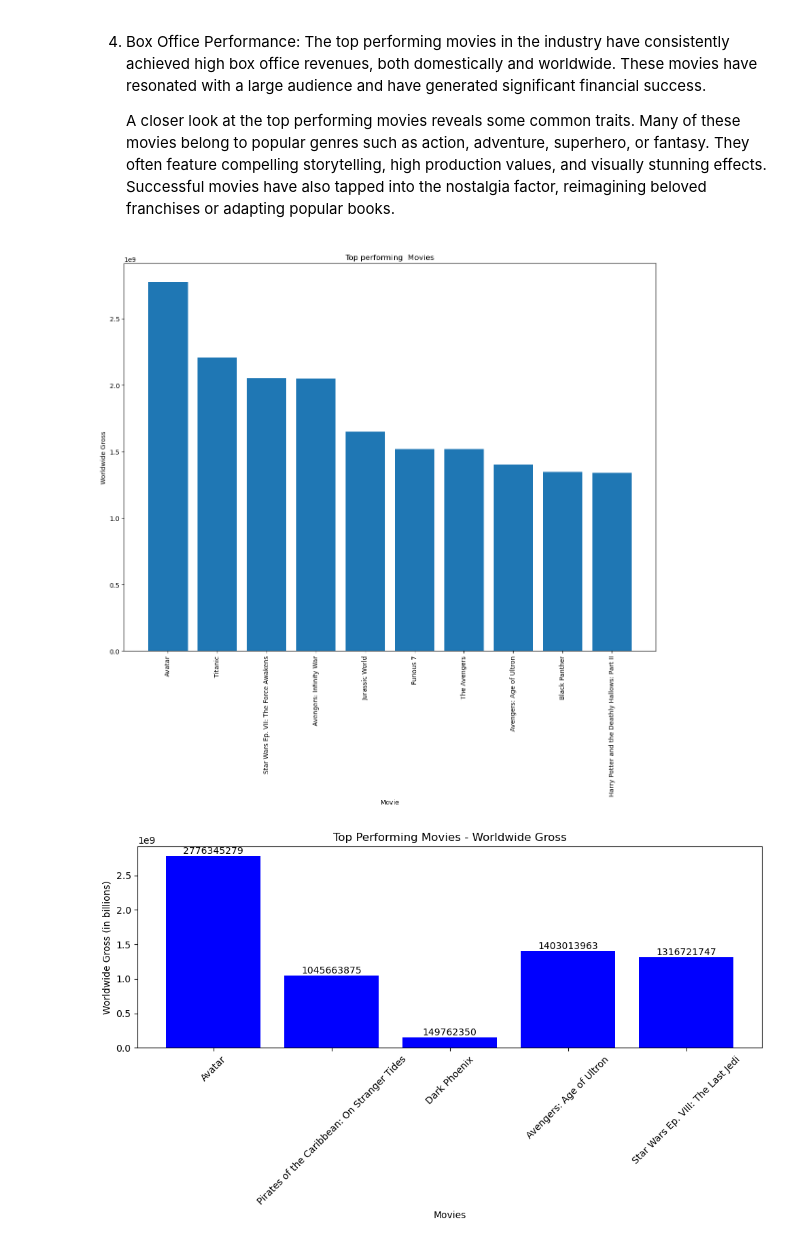
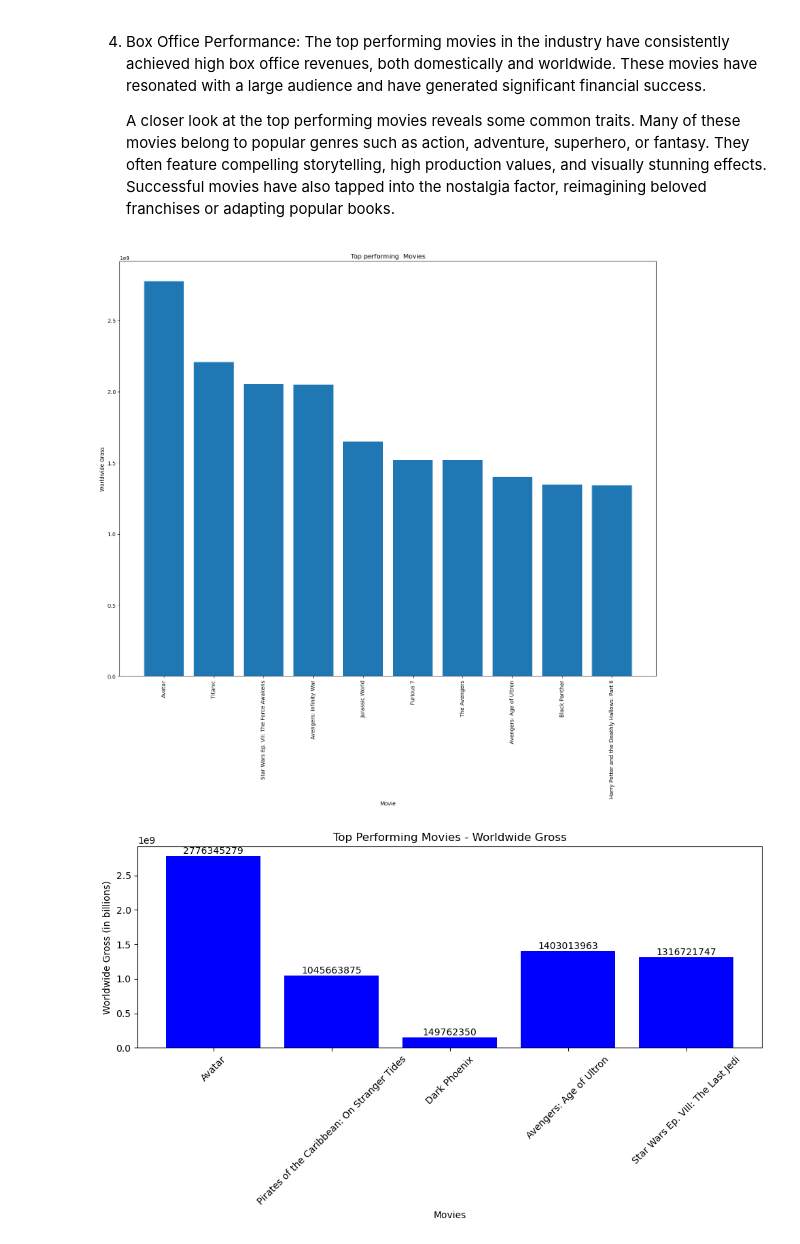
Before and after one commit to Ivan3864/Microsoft-Movie-Studio-Analysis, a Jupyter notebook: insight.ipynb, the cells around one changed output. Saved outputs shown, nothing was run; the diff lists cells and outputs as text; code cells hidden in the pictures.

```diff
--- a/insight.ipynb
+++ b/insight.ipynb
@@ -808,16 +808,16 @@ plt.show()
     A closer look at the top performing movies reveals some common traits. Many of these movies belong to popular genres such as action, adventure, superhero, or fantasy. They often feature compelling storytelling, high production values, and visually stunning effects. Successful movies have also tapped into the nostalgia factor, reimagining beloved franchises or adapting popular books.
 # %%
 # Barchart showing the Top Grossing Movies
-plt.figure(figsize=(15, 11))
+plt.figure(figsize=(18, 14))
 plt.bar(top_grossing_movies['Movie'], top_grossing_movies['Worldwide Gross'])
 plt.xlabel('Movie')
 plt.ylabel('Worldwide Gross')
 plt.title('Top performing  Movies')
 plt.xticks(rotation=90)
 plt.savefig('Box_Office_Performance.png')
 plt.show()
 # %% [output]
-[figure, old version]
+[figure, new version]
 # %%
 movies = ['Avatar', 'Pirates of the Caribbean: On Stranger Tides', 'Dark Phoenix', 'Avengers: Age of Ultron', 'Star Wars Ep. VIII: The Last Jedi']
 worldwide_gross = [2776345279, 1045663875, 149762350, 1403013963, 1316721747]
```
